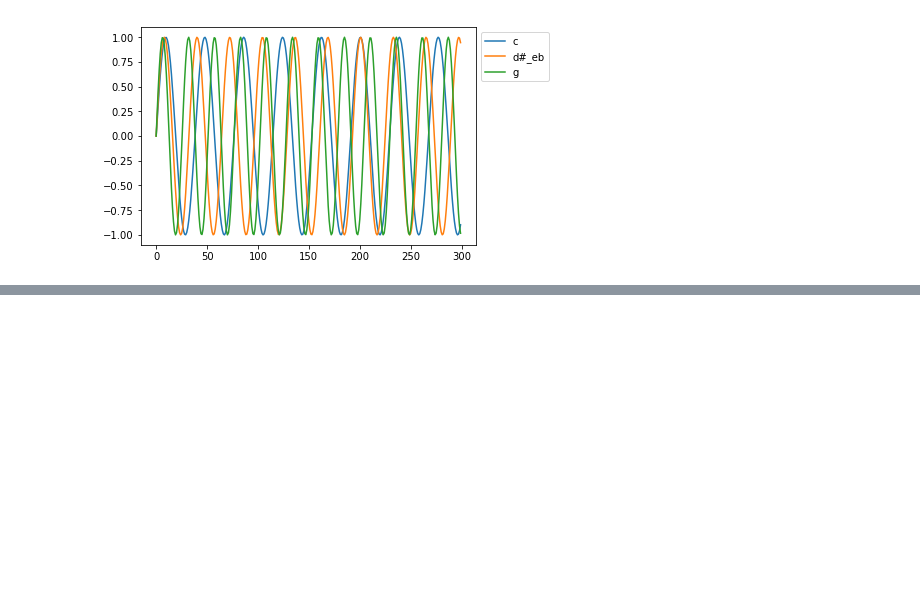
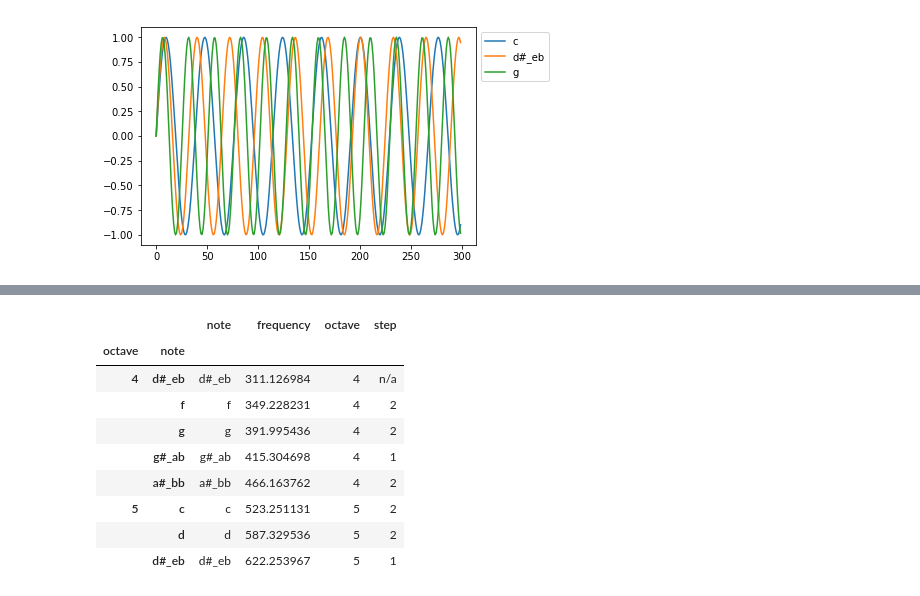
Before and after one commit to mulhod/musics, a Jupyter notebook: Music_and_Physics.ipynb, the cells around one changed output, grey strips where cells are left out. Saved outputs shown, nothing was run; the diff lists cells and outputs as text; code cells hidden in the pictures; blank space fills up the shorter version.

```diff
--- a/Music_and_Physics.ipynb
+++ b/Music_and_Physics.ipynb
@@ -251,0 +294,15 @@ player.play_wave(synthesizer.generate_chord([x.frequency for x in bad_chord], 3.
+# %%
+eb_major_scale = get_major_scale("d#_eb", 4)
+# %%
+eb_major_scale
+# %% [output]
+|  |  | note | frequency | octave | step |
+| octave | note |  |  |  |  |
+| 4 | d#_eb | d#_eb | 311.126984 | 4 | n/a |
+|  | f | f | 349.228231 | 4 | 2 |
+|  | g | g | 391.995436 | 4 | 2 |
+|  | g#_ab | g#_ab | 415.304698 | 4 | 1 |
+|  | a#_bb | a#_bb | 466.163762 | 4 | 2 |
+| 5 | c | c | 523.251131 | 5 | 2 |
+|  | d | d | 587.329536 | 5 | 2 |
+|  | d#_eb | d#_eb | 622.253967 | 5 | 1 |
```
Also changed, not shown: parts of 6 cells of this notebook.
